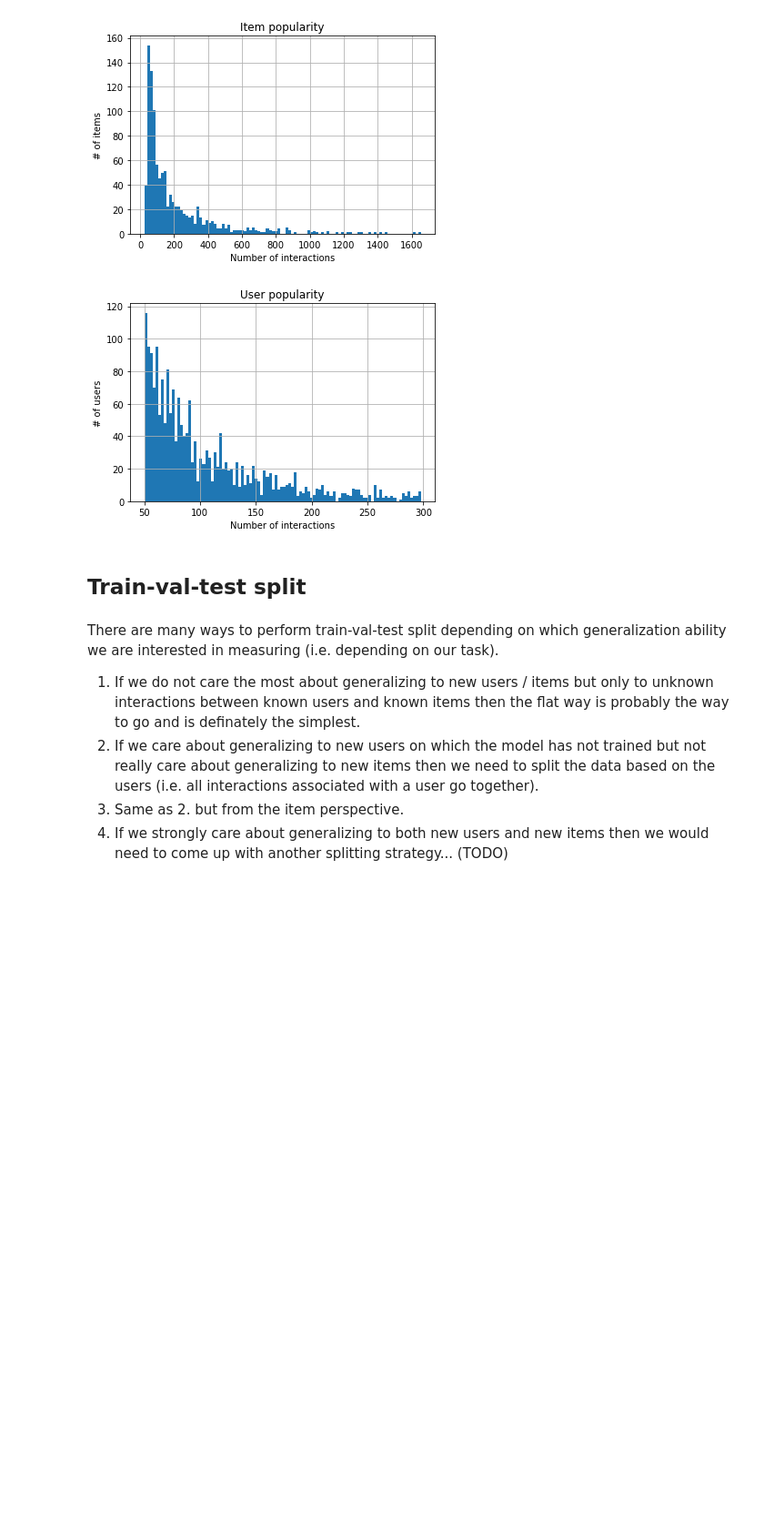
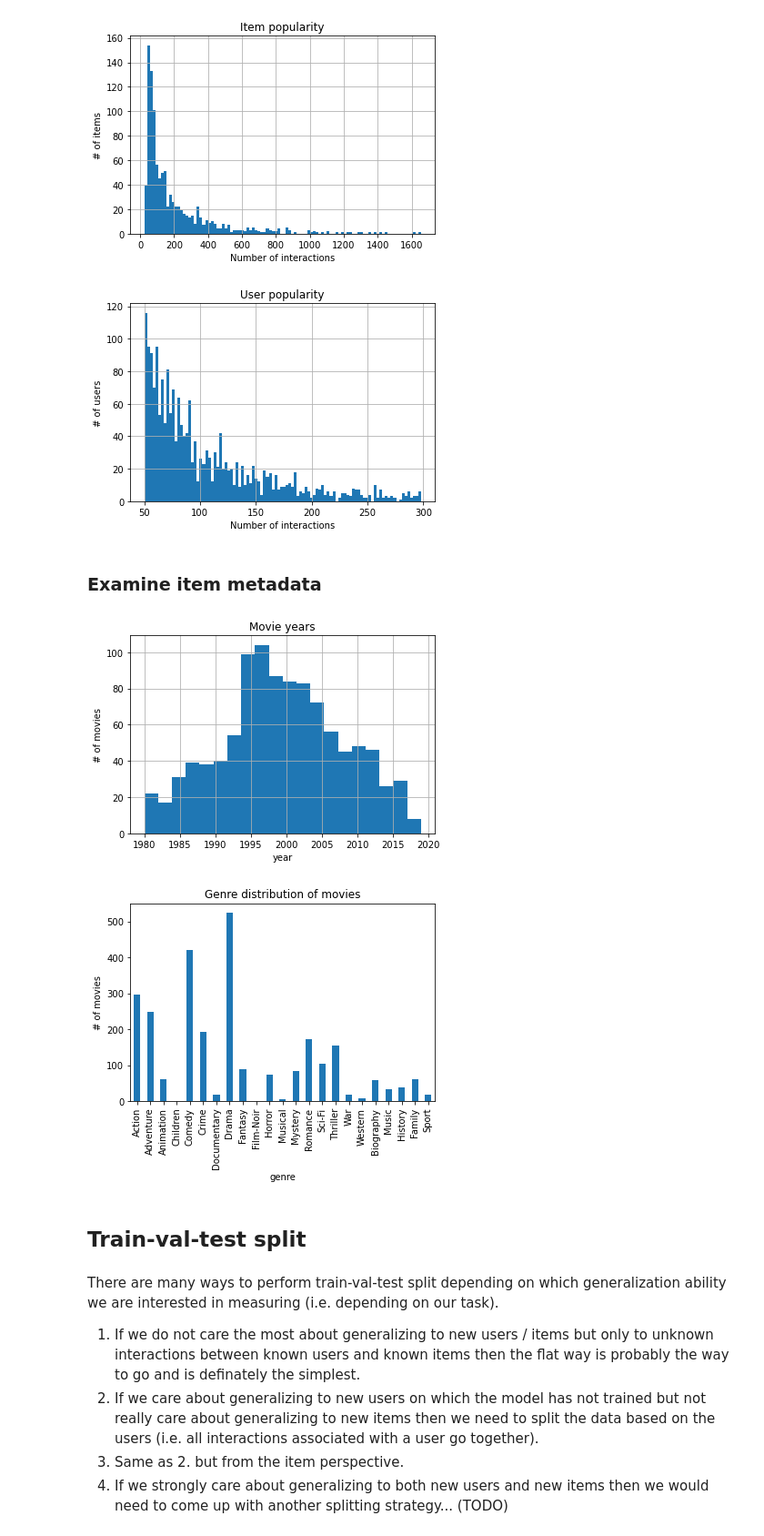
Before and after one commit to michaelbzms/DeepRecommendation, a Jupyter notebook: src/create_dataset.ipynb, the cells around one changed output. Shown at 91% size. Drawn from its saved outputs; the diff is of its cells as text; code cells hidden in the pictures; blank space fills up the shorter version.

Commit message:
Fixed dataset creation script again + item metadata exploration

```diff
--- a/src/create_dataset.ipynb
+++ b/src/create_dataset.ipynb
@@ -16,13 +16,17 @@ extract_features = True
 recalculate_metadata = True
 use_audio = False
 
+# arbitrary util matrix filters
 LIMIT_USERS = None
 MIN_VOTES_PER_ITEM = 1200
 MIN_VOTES_PER_USER = 50
 MAX_VOTES_PER_USER = 300
 HARD_LIMIT_ITEMS = 1200
 HARD_LIMIT_USERS = 2000
+
+# item metadata filters
 MIN_YEAR = 1980
+MIN_APPEARANCES = 5       # minimum number of appearances for a movie's personel (e.g. actor, director, etc) in other movies (in our dataset) in order to keep him in the metadata extracted
 
 save_user_ratings = True
 use_genome_tags = True
@@ -318,7 +318,7 @@ if extract_features:
     if recalculate_metadata:
         print('Recalculating metadata...')
         unique_movies = pd.Series(index=utility_matrix['movieId'].unique().copy())
-        imdb_metadata = load_imdb_metadata_features(unique_movies)
+        imdb_metadata, movies_df = load_imdb_metadata_features(unique_movies)
         if use_genome_tags:
             genome_metadata = genome_metadata[genome_metadata.index.isin(unique_movies.index)]
             metadata = imdb_metadata.join(genome_metadata)
@@ -337,6 +337,7 @@ if extract_features:
         utility_matrix = utility_matrix[utility_matrix['movieId'].isin(metadata.index)]
     else:
         metadata = pd.read_hdf(item_metadata_file + '.h5', key='metadata')
+        movies_df = None
 
     # Note to check statistics: metadata.sum(axis=0)
     print("Metadata: ", metadata.shape)
@@ -408,6 +409,42 @@ Utility matrix: (210192, 3)
 [figure]
 [figure]
 [figure]
+# %% [markdown]
+### Examine item metadata
+# %%
+def examine_items(movies_df):
+    # years
+    plt.title("Movie years")
+    plt.xlabel("year")
+    plt.ylabel("# of movies")
+    movies_df['startYear'].hist(bins=20)
+    plt.show()
+
+    # genres
+    all_genres = [
+        'Action', 'Adventure', 'Animation', 'Children', 'Comedy', 'Crime', 'Documentary', 'Drama',  'Fantasy',
+        'Film-Noir', 'Horror', 'Musical', 'Mystery', 'Romance', 'Sci-Fi',  'Thriller', 'War', 'Western', 'Biography', 'Music',
+        'History', 'Family', 'Sport'
+    ]
+    with warnings.catch_warnings():
+        warnings.simplefilter("ignore")
+        m = movies_df['genres'].apply(lambda x: multi_hot_encode([x.split(',')], all_genres)[0])
+    m = pd.DataFrame(m.to_list(), columns=all_genres)
+
+    plt.title("Genre distribution of movies")
+    plt.xlabel("genre")
+    plt.ylabel("# of movies")
+    m.sum(axis=0).plot.bar()
+    plt.show()
+
+    # TODO: others?
+
+
+if extract_features and movies_df is not None:
+    examine_items(movies_df)
+# %% [output]
+[figure, added]
+[figure, added]
 # %% [markdown]
 ## Train-val-test split
 # %% [markdown]
```
Also changed, not shown: parts of 10 cells of this notebook.
